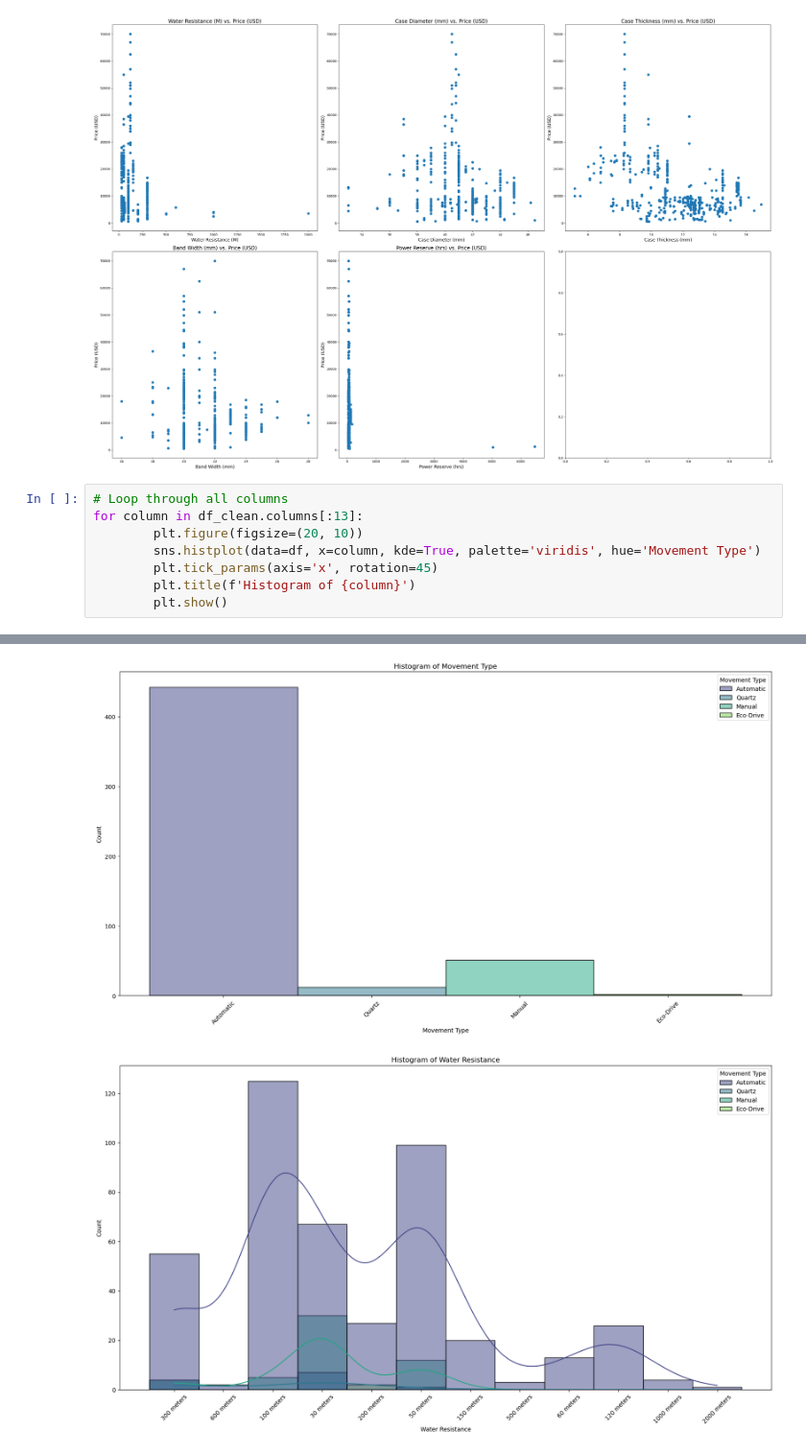
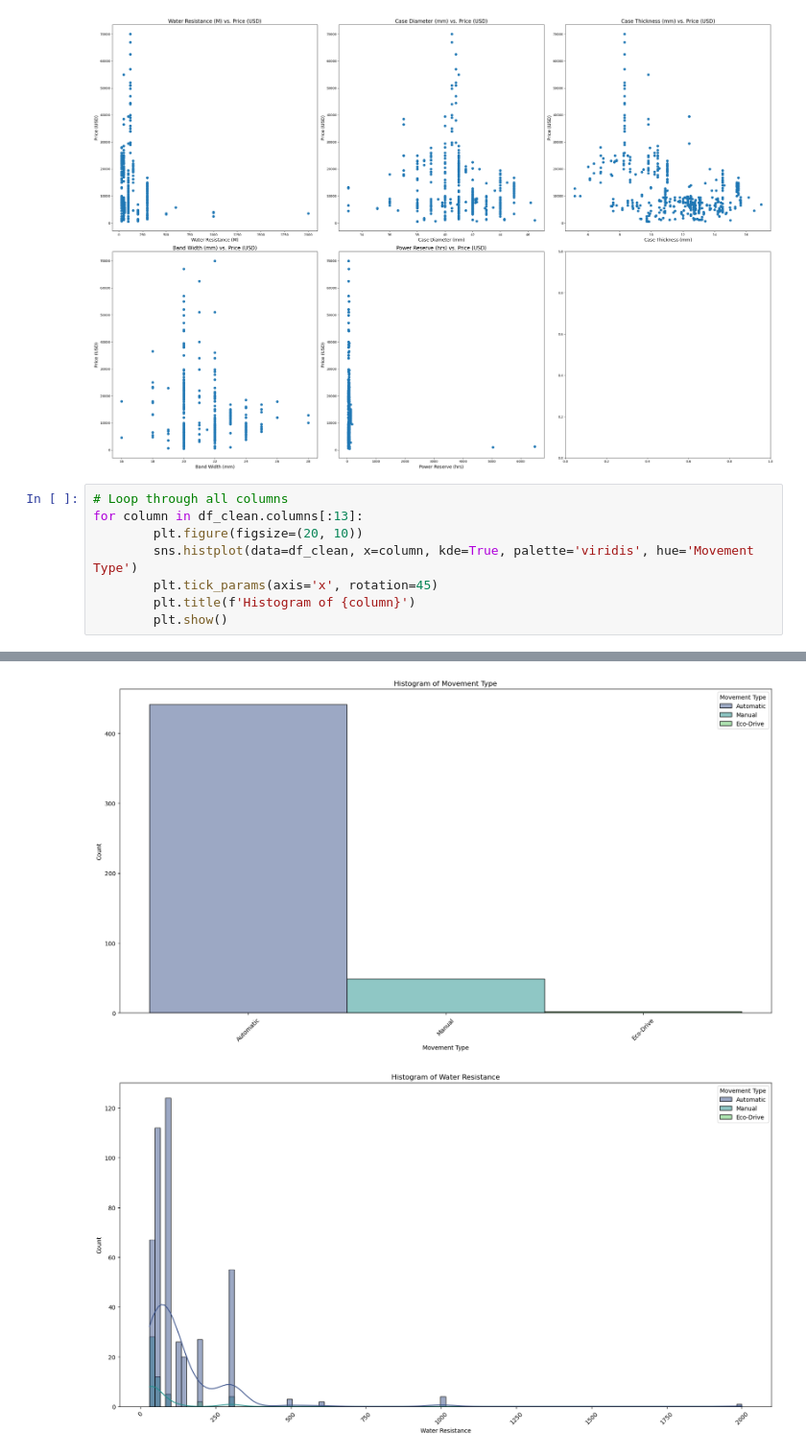
Before and after one commit to vanki2003/watch-prices, a Jupyter notebook: notebook.ipynb, the cells around one changed output, grey strips where cells are left out. Shown at 96% size. Saved outputs shown, nothing was run; the diff lists cells and outputs as text.

```diff
--- a/notebook.ipynb
+++ b/notebook.ipynb
@@ -217,7 +243,7 @@ plt.show()
 # Loop through all columns
 for column in df_clean.columns[:13]:
         plt.figure(figsize=(20, 10))
-        sns.histplot(data=df, x=column, kde=True, palette='viridis', hue='Movement Type')
+        sns.histplot(data=df_clean, x=column, kde=True, palette='viridis', hue='Movement Type')
         plt.tick_params(axis='x', rotation=45)
         plt.title(f'Histogram of {column}')
         plt.show()
@@ -229,2 +255,2 @@ for column in df_clean.columns[:13]:
-[figure, old version]
+[figure, new version]
-[figure, old version]
+[figure, new version]
```
Also changed, not shown: parts of 3 cells of this notebook.
